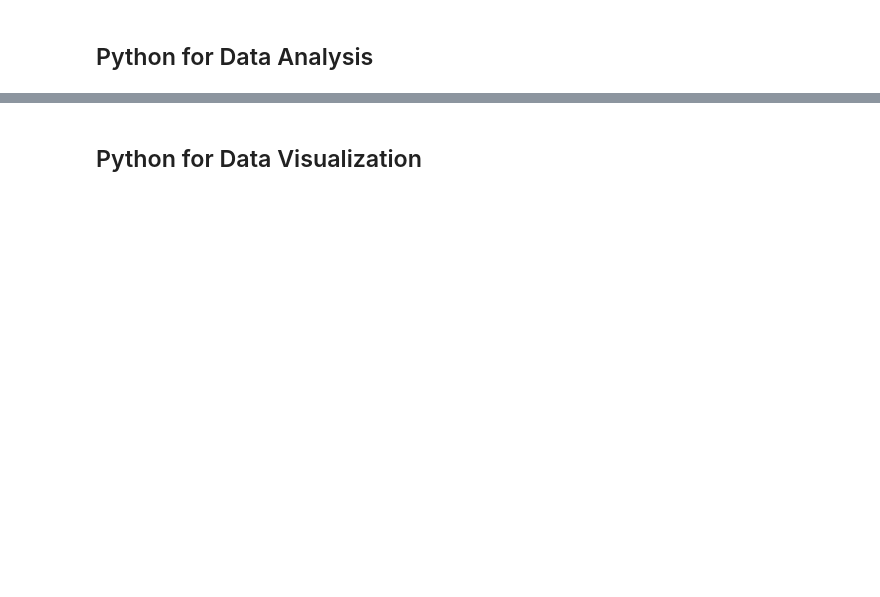
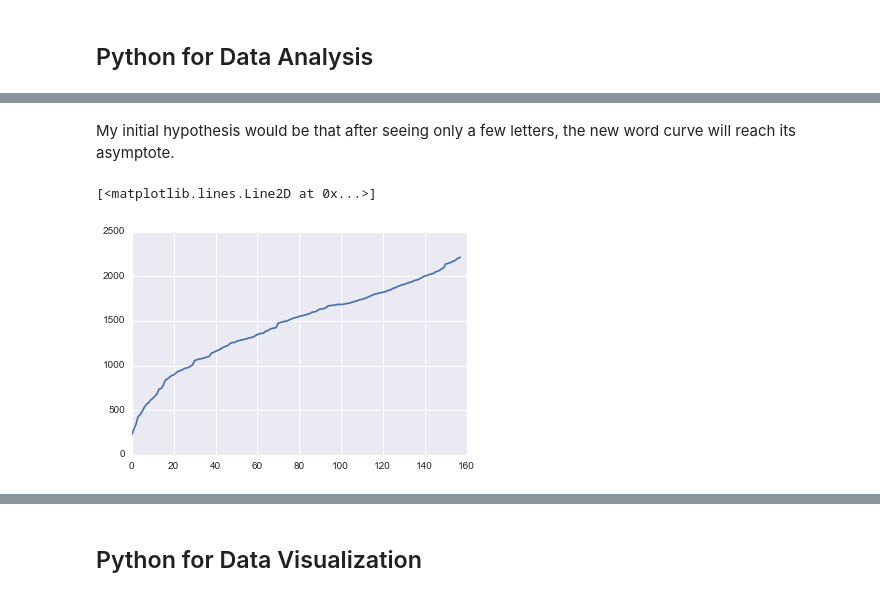
Before and after one commit to fbkarsdorp/python-for-lunch, a Jupyter notebook: Python for Lunch.ipynb, the cells around one changed output, grey strips where cells are left out. Saved outputs shown, nothing was run; the diff lists cells and outputs as text; code cells hidden in the pictures; blank space fills up the shorter version.

```diff
--- a/Python for Lunch.ipynb
+++ b/Python for Lunch.ipynb
@@ -131,0 +218,15 @@ Can you change the argument `lowercase=False` to `lowercase=True`?
+# %% [markdown]
+My initial hypothesis would be that after seeing only a few letters, the new word curve will reach its asymptote.
+# %%
+words_seen = set()
+unique_words_so_far = []
+for letter in death_lottery_corpus:
+    for word in letter:
+        if word not in words_seen:
+            words_seen.add(word)
+    unique_words_so_far.append(len(words_seen))
+
+sns.plt.plot(unique_words_so_far)
+# %% [output]
+[<matplotlib.lines.Line2D at 0x...>]
+[figure, added]
```
Also changed, not shown: parts of 28 cells of this notebook.
